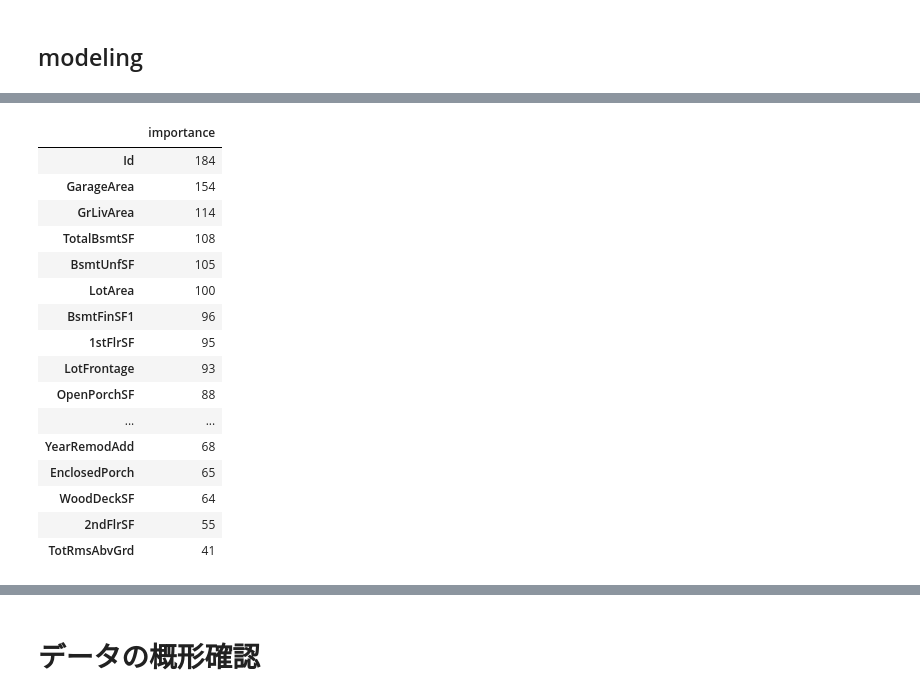
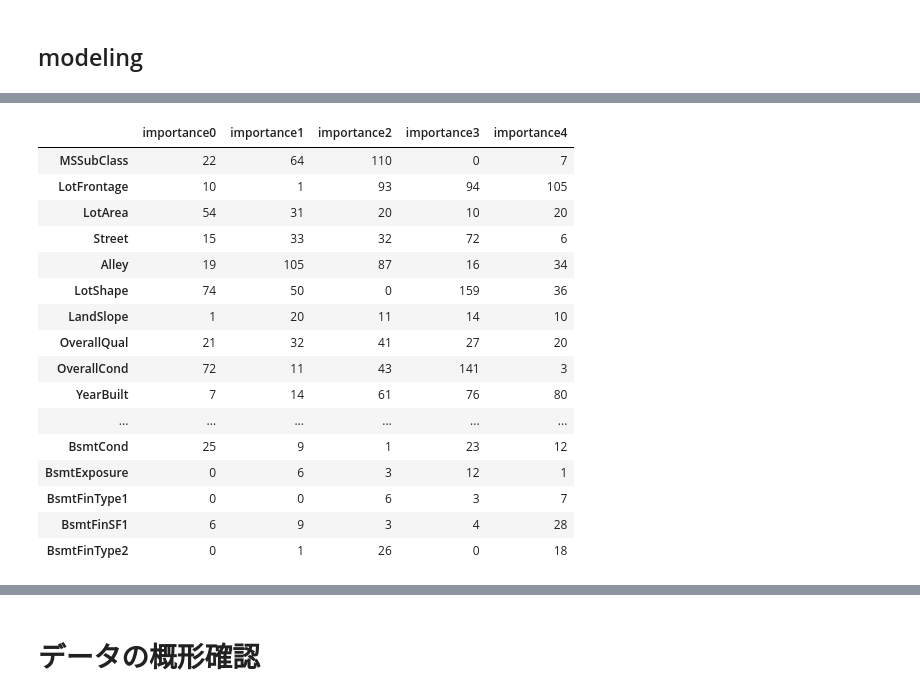
Before and after one commit to ntontonto/kaggle, a Jupyter notebook: Sprint7_selectKbest.ipynb, the cells around one changed output, grey strips where cells are left out. Saved outputs shown, nothing was run; the diff lists cells and outputs as text; code cells hidden in the pictures.

```diff
--- a/Sprint7_selectKbest.ipynb
+++ b/Sprint7_selectKbest.ipynb
@@ -310,2 +313,0 @@ X_train, X_test, y_train, y_test = train_test_split(
-# %%
-train['MSZoning'] = train.MSZoning.astype(str)
@@ -318,0 +345,35 @@ def rmsle_cv(model):
+# %%
+n_folds = 5
+def rmsle_cv(model):
+  kf = KFold(n_folds, shuffle=True, random_state=42)
+  importance_list = []
+  model_list = []
+  for _index, (_train_index, _val_index) in enumerate(kf.split(train, y_train)):
+    print(_train_index)
+    _X_train = train.iloc[_train_index]
+    _Y_train = y_train.iloc[_train_index]
+
+    _X_val = train.iloc[_val_index]
+    _Y_val = y_train.iloc[_val_index]
+
+
+
+    lgb_results = {}
+    model = lgb.LGBMRegressor(objective='regression',num_leaves=5,
+                                learning_rate=0.05, n_estimators=720,
+                                max_bin = 55, bagging_fraction = 0.8,
+                                bagging_freq = 5, feature_fraction = 0.2319,
+                                feature_fraction_seed=9, bagging_seed=9,
+                                min_data_in_leaf =6, min_sum_hessian_in_leaf = 11)
+
+
+    model.fit(_X_train, _Y_train,eval_set=[(_X_train, _Y_train),(_X_val, _Y_val)], eval_metric='neg_mean_squared_error')
+
+    # CVの各モデルの保存
+    model_list.append(model)
+    # lgb.plot_metric(model, metric="neg_mean_squared_error")
+    importance_list.append(model.feature_importances_)
+
+  return model_list, importance_list
+# %%
+model_list, importance_list = rmsle_cv(model)
@@ -360,0 +429,2 @@ LGBM score: 0.3719 (0.0857)
+# %%
+importance_list = np.array(importance_list)
@@ -361,23 +458,23 @@ LGBM score: 0.3719 (0.0857)
 # %%
-importance_df = pd.DataFrame(model.feature_importances_, index = train[train.columns[train.columns != "SalePrice"]].columns, columns = ["importance"])
-importance_df = importance_df.sort_values("importance", ascending = False)
+importance_df = pd.DataFrame(importance_list.reshape(219,5), index = train[train.columns[train.columns != "SalePrice"]].columns, columns = [f'importance{i}' for i in range(len(importance_list))])
+# importance_df = importance_df.sort_values("importance", ascending = False)
 # importance_df["importance"] = importance_df["importance"]*100/importance_df["importance"].max()
 importance_df.head(20)
 # %% [output]
-|  | importance |
-| Id | 184 |
-| GarageArea | 154 |
-| GrLivArea | 114 |
-| TotalBsmtSF | 108 |
-| BsmtUnfSF | 105 |
-| LotArea | 100 |
-| BsmtFinSF1 | 96 |
-| 1stFlrSF | 95 |
-| LotFrontage | 93 |
-| OpenPorchSF | 88 |
-| ... | ... |
-| YearRemodAdd | 68 |
-| EnclosedPorch | 65 |
-| WoodDeckSF | 64 |
-| 2ndFlrSF | 55 |
-| TotRmsAbvGrd | 41 |
+|  | importance0 | importance1 | importance2 | importance3 | importance4 |
+| MSSubClass | 22 | 64 | 110 | 0 | 7 |
+| LotFrontage | 10 | 1 | 93 | 94 | 105 |
+| LotArea | 54 | 31 | 20 | 10 | 20 |
+| Street | 15 | 33 | 32 | 72 | 6 |
+| Alley | 19 | 105 | 87 | 16 | 34 |
+| LotShape | 74 | 50 | 0 | 159 | 36 |
+| LandSlope | 1 | 20 | 11 | 14 | 10 |
+| OverallQual | 21 | 32 | 41 | 27 | 20 |
+| OverallCond | 72 | 11 | 43 | 141 | 3 |
+| YearBuilt | 7 | 14 | 61 | 76 | 80 |
+| ... | ... | ... | ... | ... | ... |
+| BsmtCond | 25 | 9 | 1 | 23 | 12 |
+| BsmtExposure | 0 | 6 | 3 | 12 | 1 |
+| BsmtFinType1 | 0 | 0 | 6 | 3 | 7 |
+| BsmtFinSF1 | 6 | 9 | 3 | 4 | 28 |
+| BsmtFinType2 | 0 | 1 | 26 | 0 | 18 |
```
Also changed, not shown: parts of 22 cells of this notebook.
